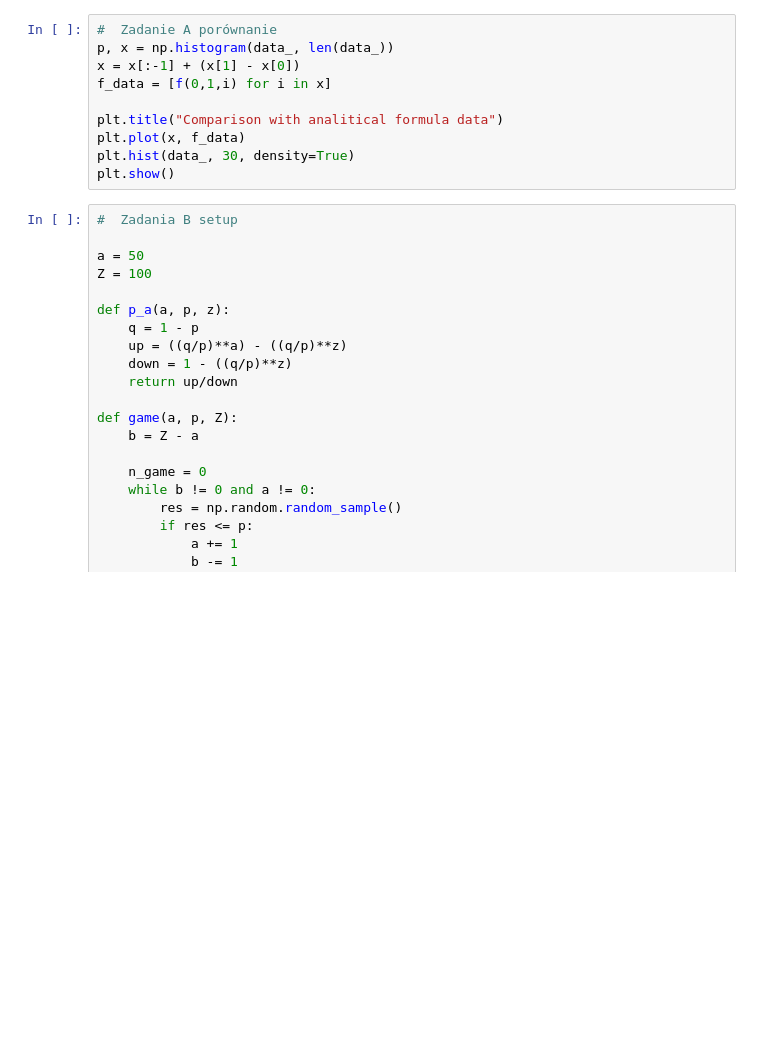
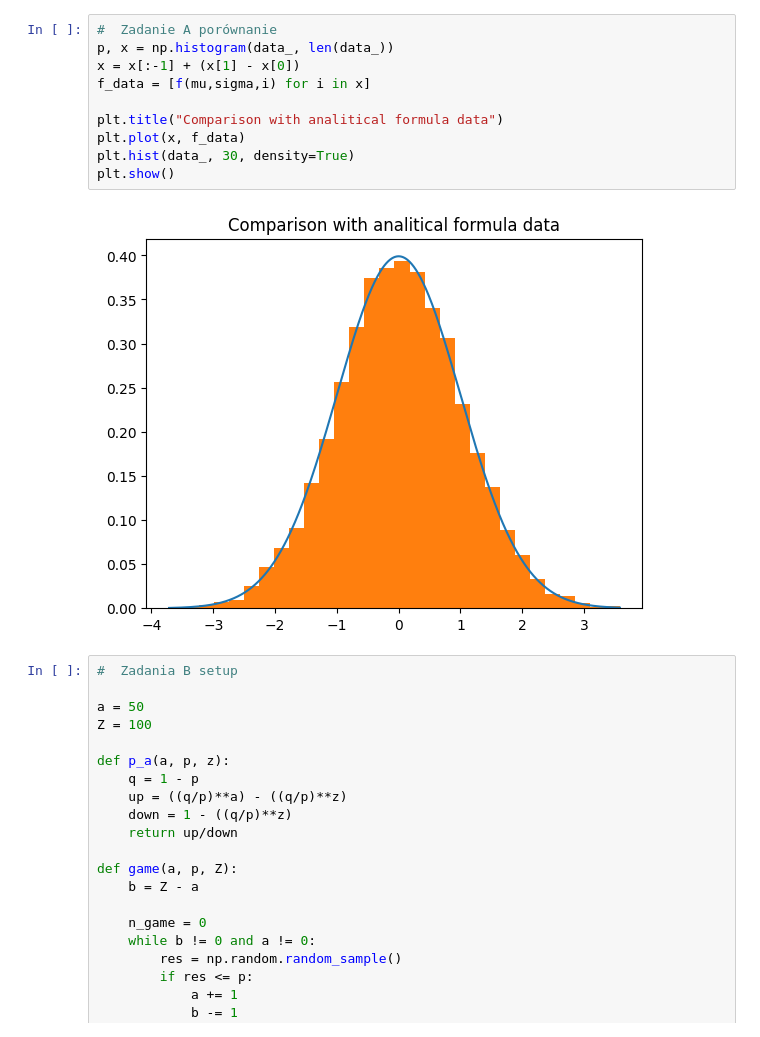
Before and after one commit to ChristianCitterio/mst_homeworks, a Jupyter notebook: zadania_grp1.ipynb, the cells around one changed output. Cells and saved outputs as stored; diff of their text form; blank space fills up the shorter version.

```diff
--- a/zadania_grp1.ipynb
+++ b/zadania_grp1.ipynb
@@ -22,13 +56,15 @@ plt.show()
 # %%
 #  Zadanie A porównanie
 p, x = np.histogram(data_, len(data_))
 x = x[:-1] + (x[1] - x[0])
-f_data = [f(0,1,i) for i in x]
+f_data = [f(mu,sigma,i) for i in x]
 
 plt.title("Comparison with analitical formula data")
 plt.plot(x, f_data)
 plt.hist(data_, 30, density=True)
 plt.show()
+# %% [output]
+[figure, added]
 # %%
 #  Zadania B setup
 
```
Also changed, not shown: parts of 6 cells of this notebook, 1 other file.
